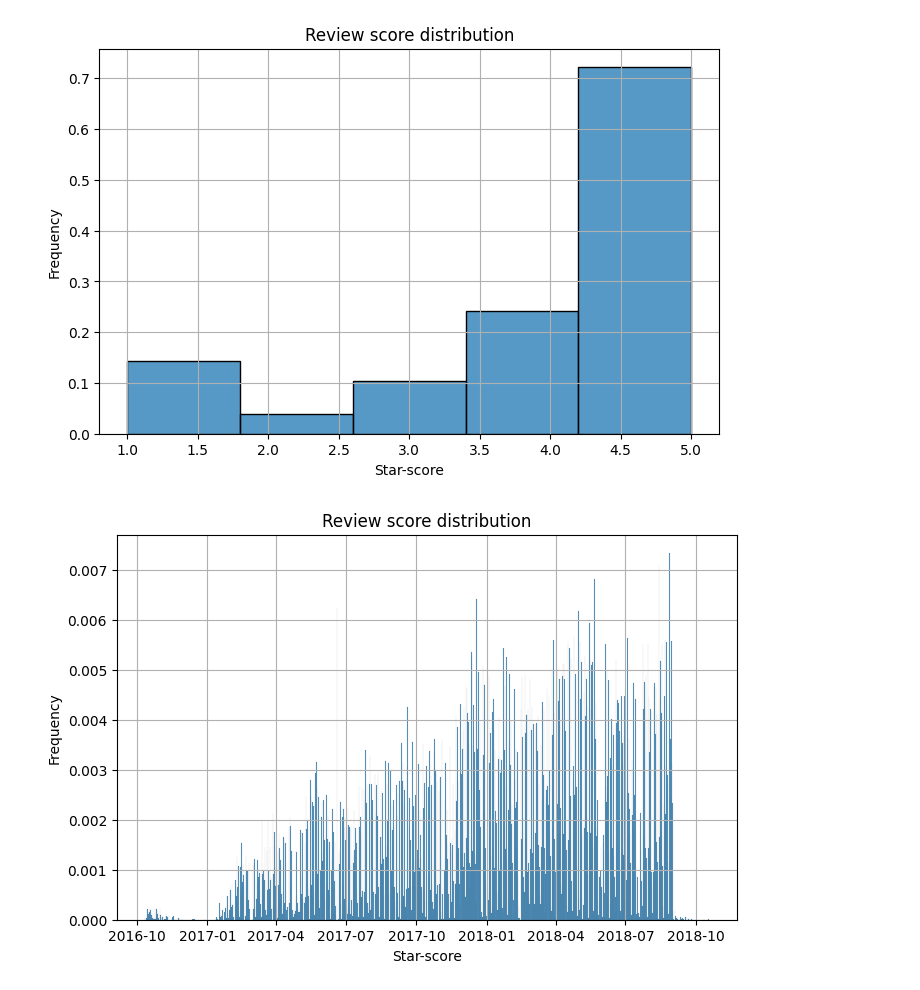
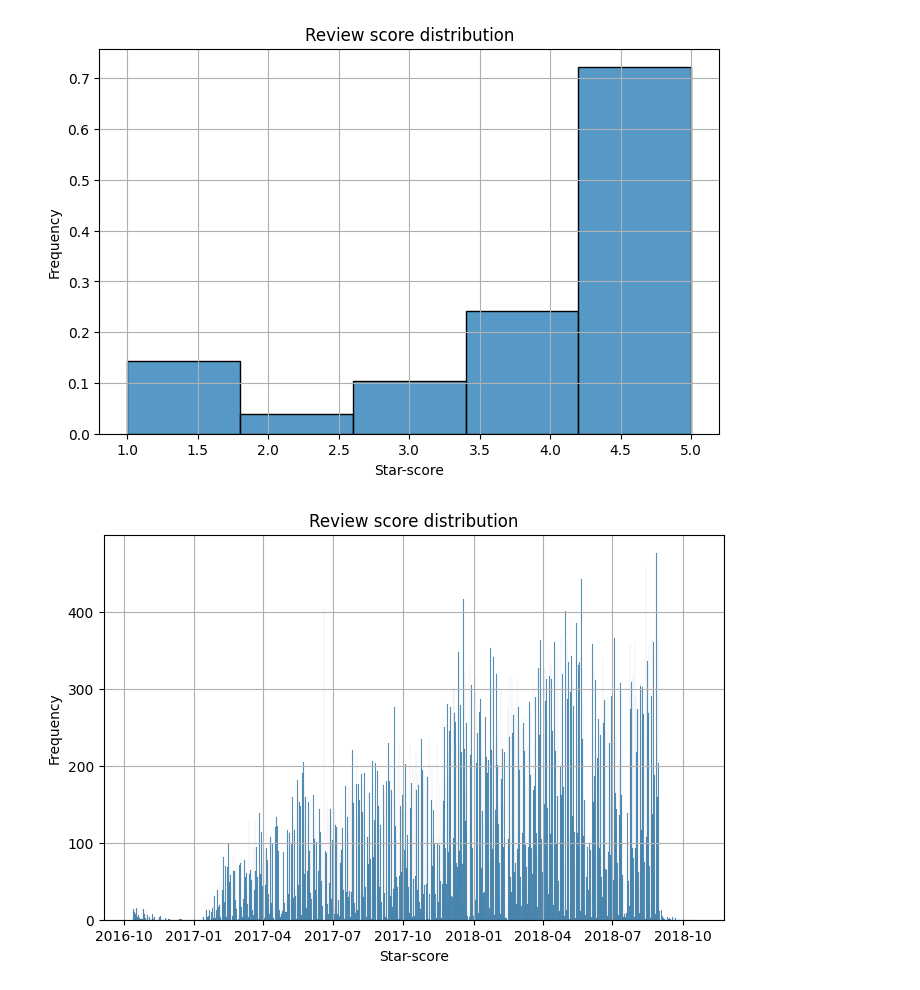
Before and after one commit to Jennifercx/ME44312-Group-project, a Jupyter notebook: data_processing_2.ipynb, the cells around one changed output. Cells and saved outputs as stored; diff of their text form; code cells hidden in the pictures.

Commit message:
first_version_data_pre_processing

```diff
--- a/data_processing_2.ipynb
+++ b/data_processing_2.ipynb
@@ -11,16 +13,12 @@ from sklearn.ensemble import RandomForestClassifier
 # %%
 # import datasets
+import pandas as pd
+import os
 
-'''
-olist_customer_dataset
-olist_geolocation_dataset
-olist_orders_dataset
-product_category_name_translation
-olist_order_items
-'''
+# data directory
+data_dir = os.getcwd()+"\\data\\"
 
-data_dir = os.getcwd()+"\\archive\\"
-
+# import dataframes seperately
 df_customer = pd.read_csv(data_dir+"olist_customers_dataset.csv")
 df_geolocation = pd.read_csv(data_dir+"olist_geolocation_dataset.csv")
 df_order_items = pd.read_csv(data_dir+"olist_order_items_dataset.csv")
@@ -30,6 +28,9 @@ df_orders = pd.read_csv(data_dir+"olist_orders_dataset.csv")
 df_products = pd.read_csv(data_dir+"olist_products_dataset.csv")
 df_sellers = pd.read_csv(data_dir+"olist_sellers_dataset.csv")
 df_product_category_name = pd.read_csv(data_dir+"product_category_name_translation.csv")
+
+# combine all datasets
+df_all = df_customer.merge(df_orders, on='customer_id', how='left').merge(df_reviews, on='order_id', how='left').merge(df_payments, on='order_id', how='left').merge(df_order_items, on='order_id', how='left').merge(df_sellers, on='seller_id', how='left').merge(df_products, on='product_id', how='left').merge(df_product_category_name, on='product_category_name', how='left')
 # %%
 # graph of dataset connections
 
@@ -225,24 +226,24 @@ plt.show()
 # %%
 # orders over time
 df_plot = pd.to_datetime(df_orders["order_delivered_customer_date"])
 
 plt.figure(figsize=(8, 5))
-ax = sns.histplot(df_plot, stat = 'density', bins = 1095)
+ax = sns.histplot(df_plot, bins = 1095)
 
 # Labels and title
 plt.xlabel("Star-score")
 plt.ylabel("Frequency")
 plt.title("Review score distribution")
 # plt.xticks(range(max(df_filtered) + 1))  # Set x-axis to integer values
 plt.grid(True)
 
 # for patch in ax.patches:
 #     height = patch.get_height()  # Get the height of the bin (frequency)
 #     if height > 0:  # Only label bins with observations
 #         ax.text(patch.get_x() + patch.get_width()/2, height,
 #                 f'{int(height)}', ha='center', va='bottom', fontsize=10)
 
 plt.show()
 # %% [output]
-[figure, old version]
+[figure, new version]
 # %%
```
Also changed, not shown: parts of 13 cells of this notebook, 4 other files.
